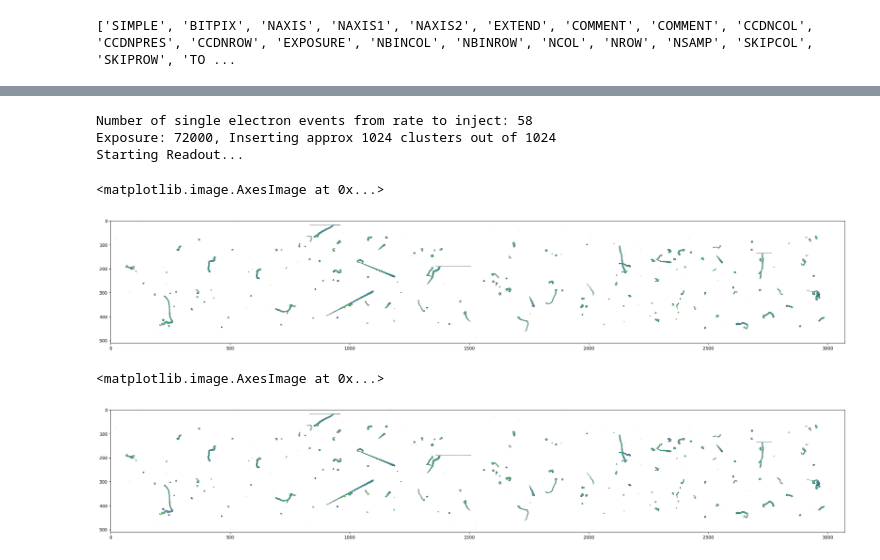
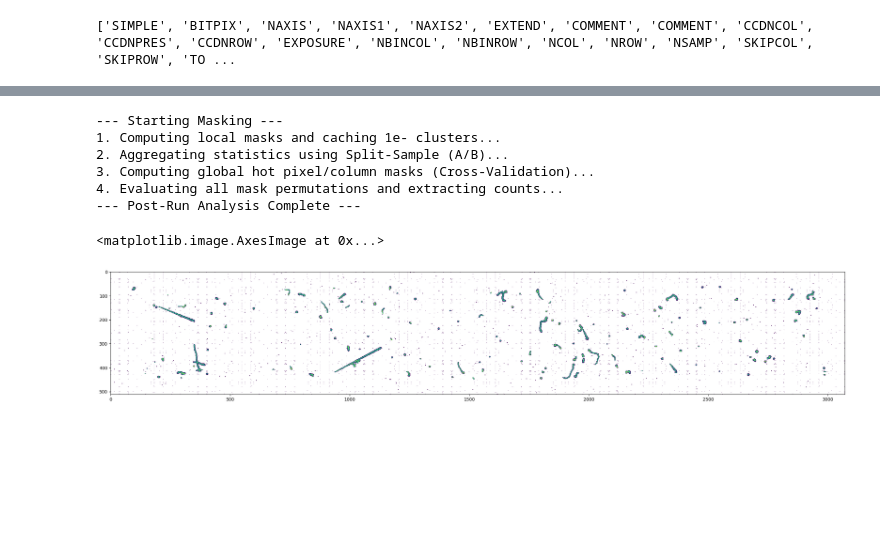
Before and after one commit to anshsdesai/sensei_charge_traps, a Jupyter notebook: charge_trap_simulation.ipynb, the cells around one changed output, grey strips where cells are left out. Drawn from its saved outputs; the diff is of its cells as text; code cells hidden in the pictures; blank space fills up the shorter version.

```diff
--- a/charge_trap_simulation.ipynb
+++ b/charge_trap_simulation.ipynb
@@ -212,7 +224,9 @@ plt.imshow(q0_fake[:,:500])
 
 
 
-snolab_dir = '/data/analyses/snolab_run1/'
+# snolab_dir = '/data/analyses/snolab_run1/'
+snolab_dir = './snolab_image/'
+
 file = 'proc_corr_proc_skp_sensei_2023-02-14_135K_run7_commissioning_NROW520_NBINROW1_NCOL3200_NBINCOL1_EXPOSURE72000_CLEAR10800_5_83.fits'
 with fits.open(snolab_dir +file) as hdul:
     q = hdul[0]
@@ -267,15 +281,24 @@ print(image.shape)
 # %%
 CCDTest = CCD(tpix,tpix_vertical,tau_weights,tau_values)
+CCDTest.take_fake_image(0)
+CCDTest.take_fake_image(4)
+CCDTest.take_fake_image(6)
+CCDTest.take_fake_image(10)
 CCDTest.take_fake_image(20)
+
+CCDTest.process_run()
 # %% [output]
-Number of single electron events from rate to inject: 58
-Exposure: 72000, Inserting approx 1024 clusters out of 1024
-Starting Readout...
+--- Starting Masking ---
+1. Computing local masks and caching 1e- clusters...
+2. Aggregating statistics using Split-Sample (A/B)...
+3. Computing global hot pixel/column masks (Cross-Validation)...
+4. Evaluating all mask permutations and extracting counts...
+--- Post-Run Analysis Complete ---
 # %%
 from matplotlib.colors import LogNorm
 plt.figure(figsize=(30,20))
-image = CCDTest.no_trap_images[0]
+image = CCDTest.no_trap_images[4]
 plt.imshow(image,norm=LogNorm(1,vmax=image.max()))
 # %% [output]
 <matplotlib.image.AxesImage at 0x...>
-[figure, old version]
+[figure, new version]
@@ -284,7 +321,4 @@ from matplotlib.colors import LogNorm
 plt.figure(figsize=(30,20))
 image = CCDTest.reconstructed_images[0]
 plt.imshow(image,norm=LogNorm(1,vmax=image.max()))
-# %% [output]
-<matplotlib.image.AxesImage at 0x...>
-[figure, removed]
 # %%
```
Also changed, not shown: parts of 39 cells of this notebook, 7 other files.
